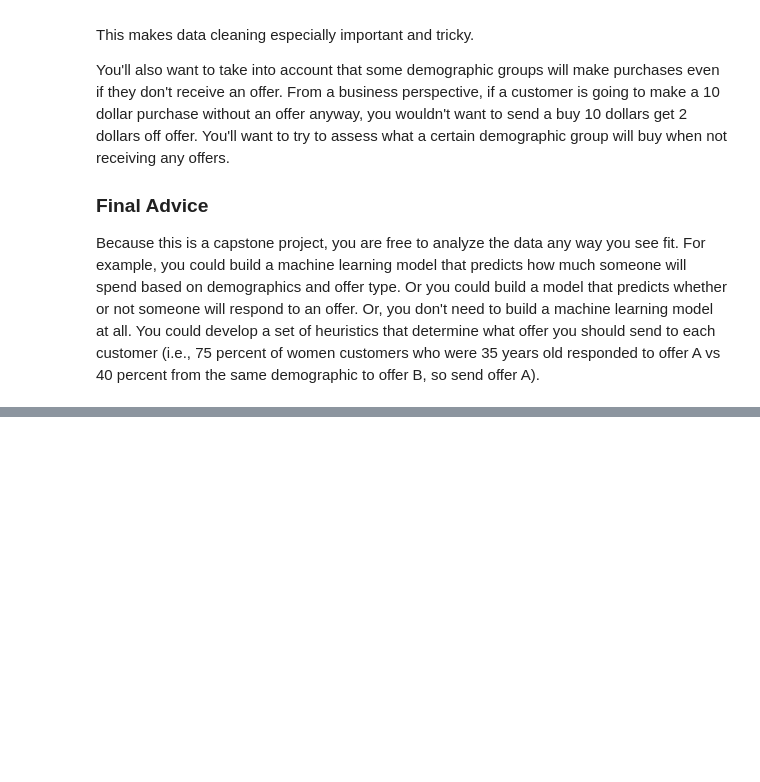
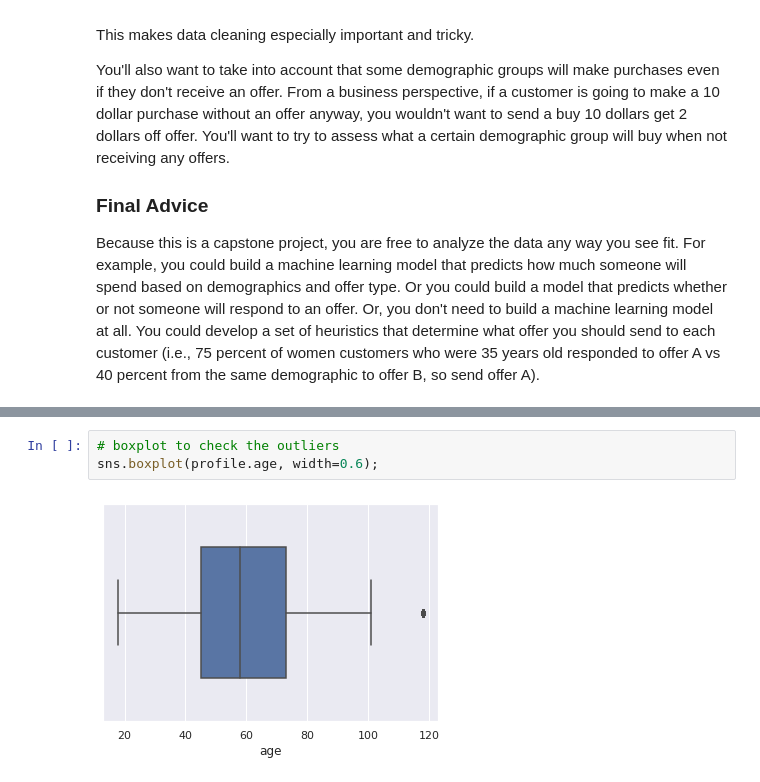
Before and after one commit to jonaletil/starbucks-capstone-project, a Jupyter notebook: Starbucks_Capstone_notebook.ipynb, the cells around one changed output, grey strips where cells are left out. Drawn from its saved outputs; the diff is of its cells as text; blank space fills up the shorter version.

```diff
--- a/Starbucks_Capstone_notebook.ipynb
+++ b/Starbucks_Capstone_notebook.ipynb
@@ -86,0 +249,5 @@ transcript = pd.read_json('data/transcript.json', orient='records', lines=True)
+# %%
+# boxplot to check the outliers
+sns.boxplot(profile.age, width=0.6);
+# %% [output]
+[figure, added]
```
Also changed, not shown: parts of 89 cells of this notebook.
